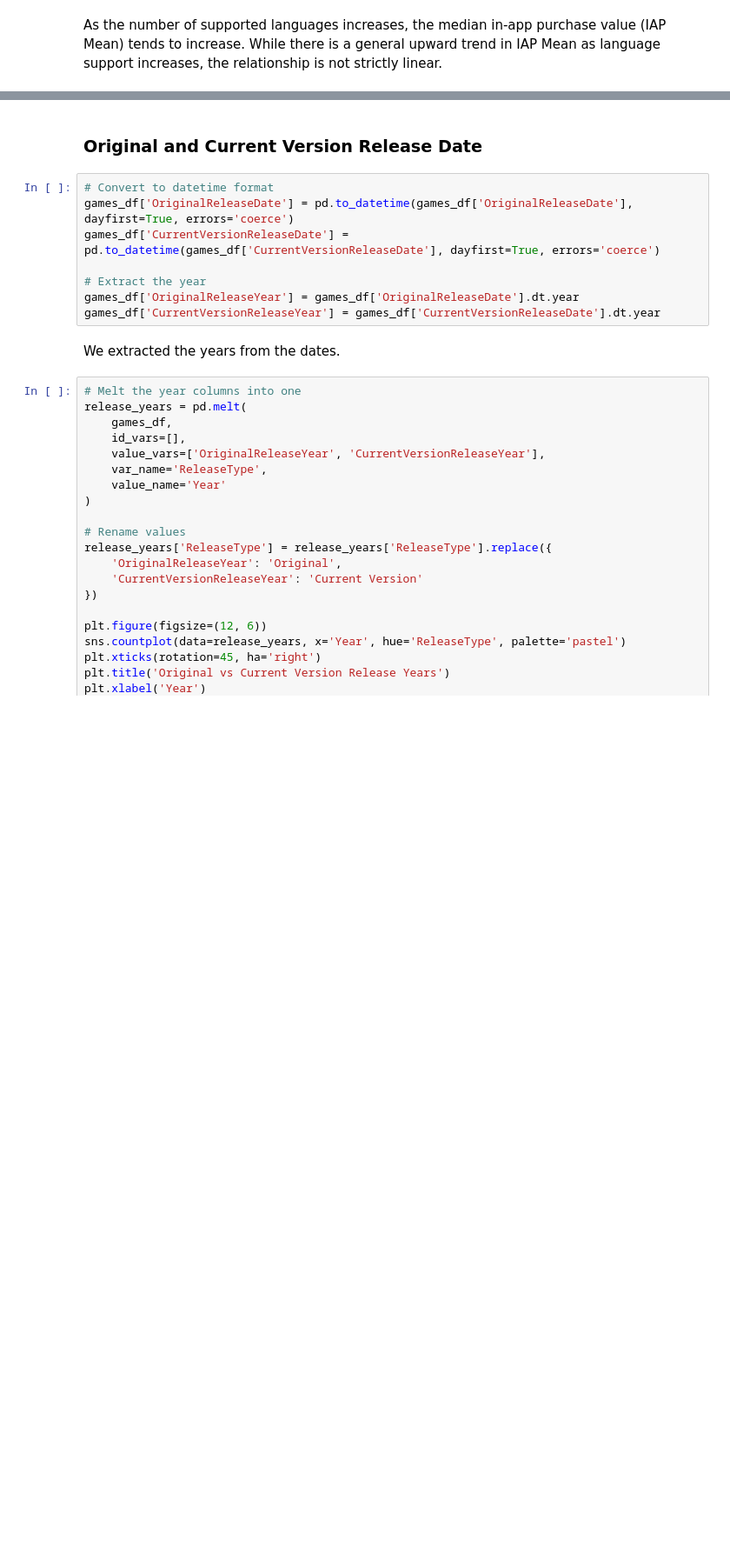
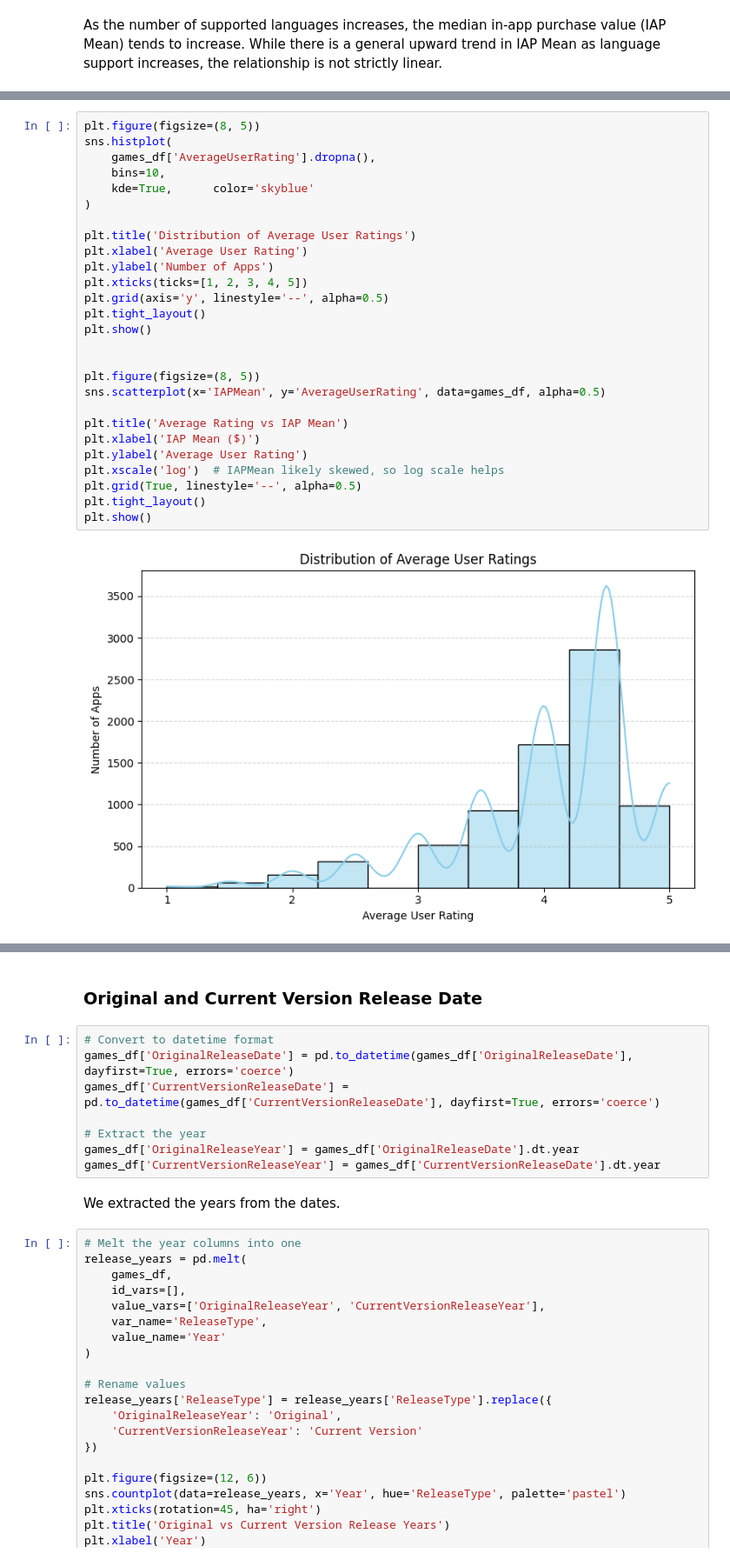
Before and after one commit to kakashek/mobile-app-monetization-prediction, a Jupyter notebook: main.ipynb, the cells around one changed output, grey strips where cells are left out. Shown at 87% size. Cells and saved outputs as stored; diff of their text form; blank space fills up the shorter version.

```diff
--- a/main.ipynb
+++ b/main.ipynb
@@ -454,0 +470,29 @@ As the number of supported languages increases, the median in-app purchase value
+# %%
+plt.figure(figsize=(8, 5))
+sns.histplot(
+    games_df['AverageUserRating'].dropna(),
+    bins=10,
+    kde=True,      color='skyblue'
+)
+
+plt.title('Distribution of Average User Ratings')
+plt.xlabel('Average User Rating')
+plt.ylabel('Number of Apps')
+plt.xticks(ticks=[1, 2, 3, 4, 5])
+plt.grid(axis='y', linestyle='--', alpha=0.5)
+plt.tight_layout()
+plt.show()
+
+
+plt.figure(figsize=(8, 5))
+sns.scatterplot(x='IAPMean', y='AverageUserRating', data=games_df, alpha=0.5)
+
+plt.title('Average Rating vs IAP Mean')
+plt.xlabel('IAP Mean ($)')
+plt.ylabel('Average User Rating')
+plt.xscale('log')  # IAPMean likely skewed, so log scale helps
+plt.grid(True, linestyle='--', alpha=0.5)
+plt.tight_layout()
+plt.show()
+# %% [output]
+[figure, added]
```
Also changed, not shown: parts of 74 cells of this notebook.
